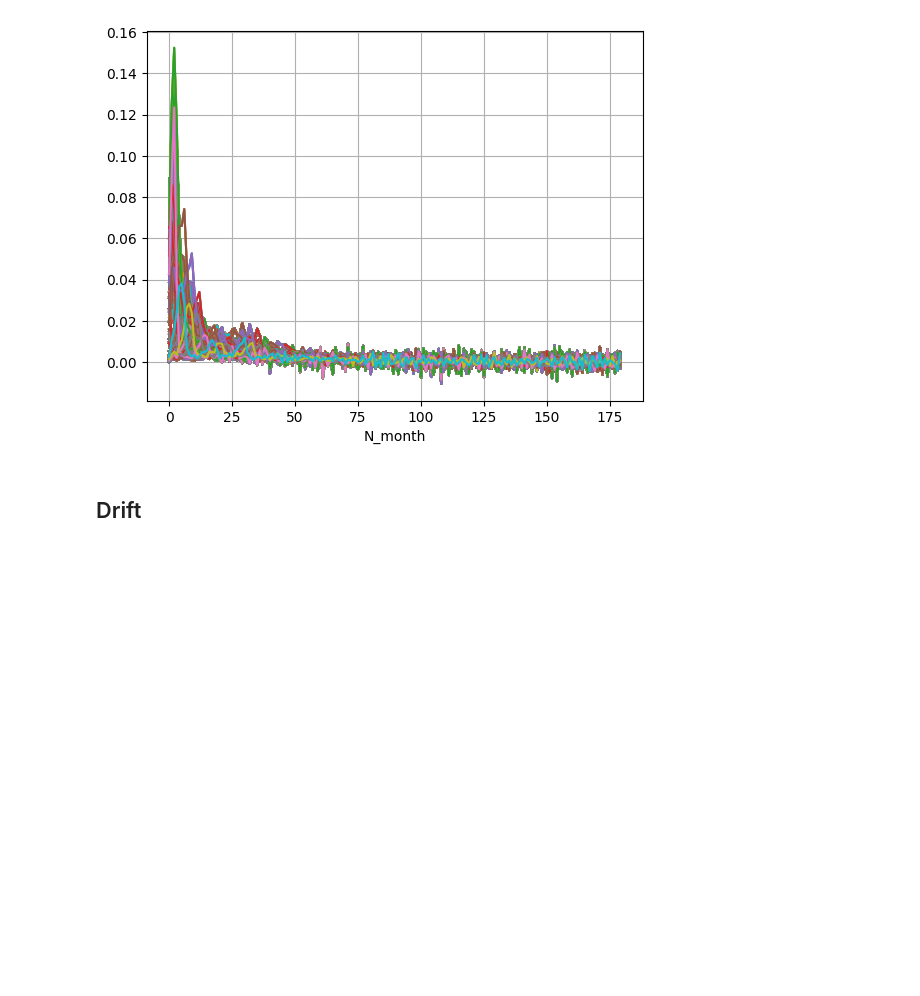
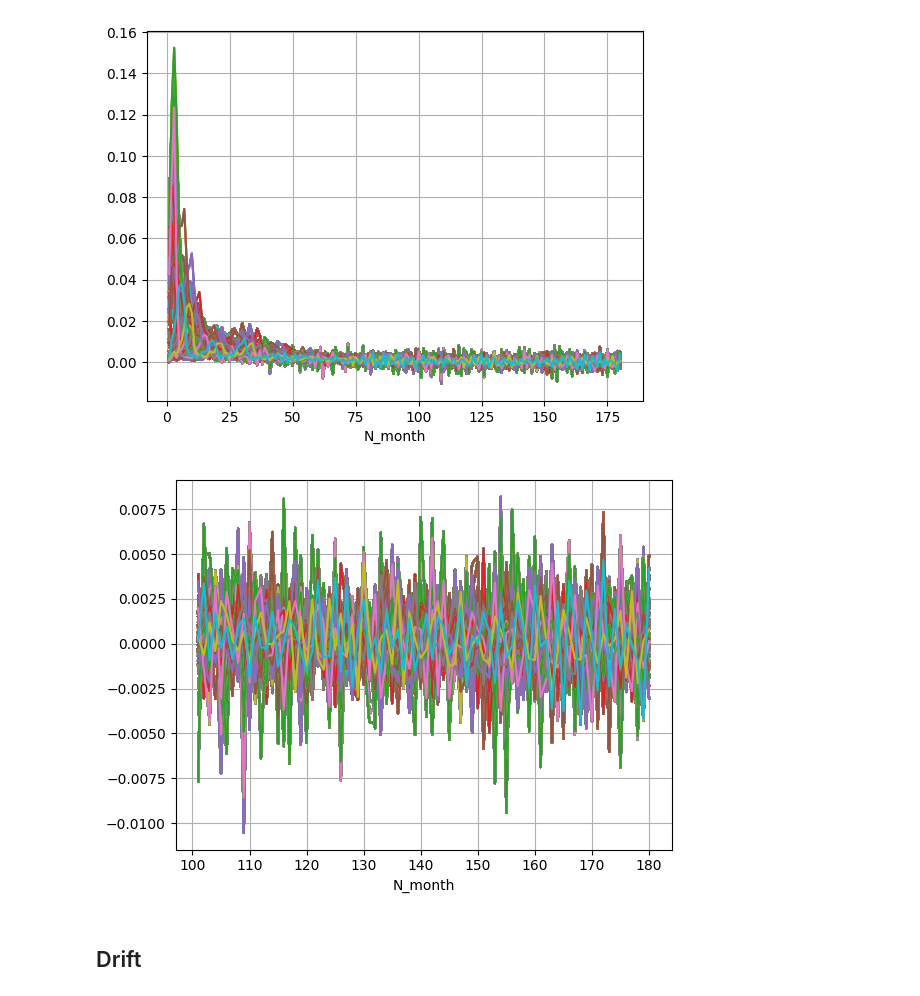
Before and after one commit to junsu489/cworthy, a Jupyter notebook: notebook/eda.ipynb, the cells around one changed output. Saved outputs shown, nothing was run; the diff lists cells and outputs as text; code cells hidden in the pictures; blank space fills up the shorter version.

```diff
--- a/notebook/eda.ipynb
+++ b/notebook/eda.ipynb
@@ -30,3 +30,8 @@ oae_diffed.iloc[:, :5000].plot(legend=False, grid=True)
 plt.show()
 # %% [output]
 [figure]
+# %%
+oae_diffed.iloc[100:, :5000].plot(legend=False, grid=True)
+plt.show()
+# %% [output]
+[figure, added]
```
Also changed, not shown: parts of 33 cells of this notebook.
